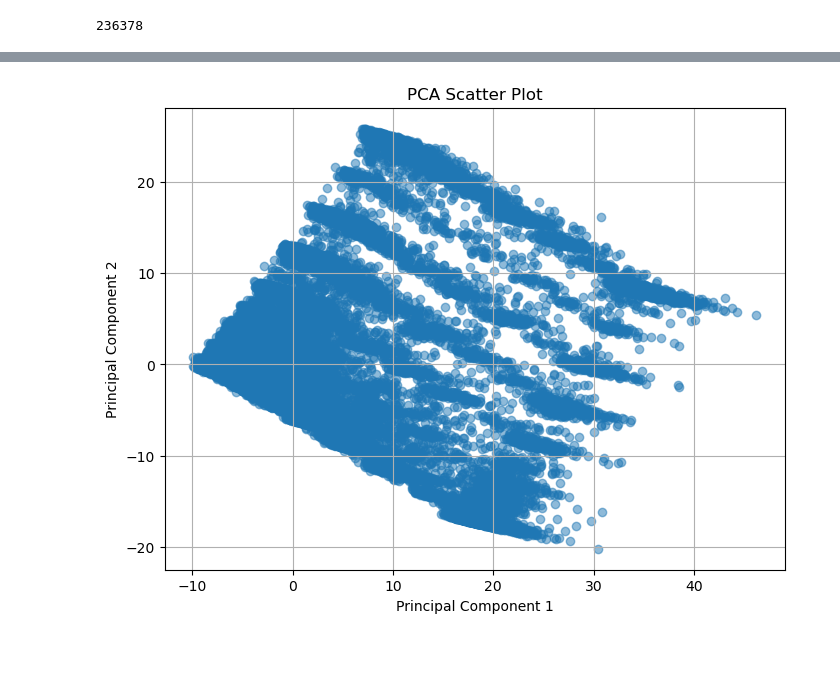
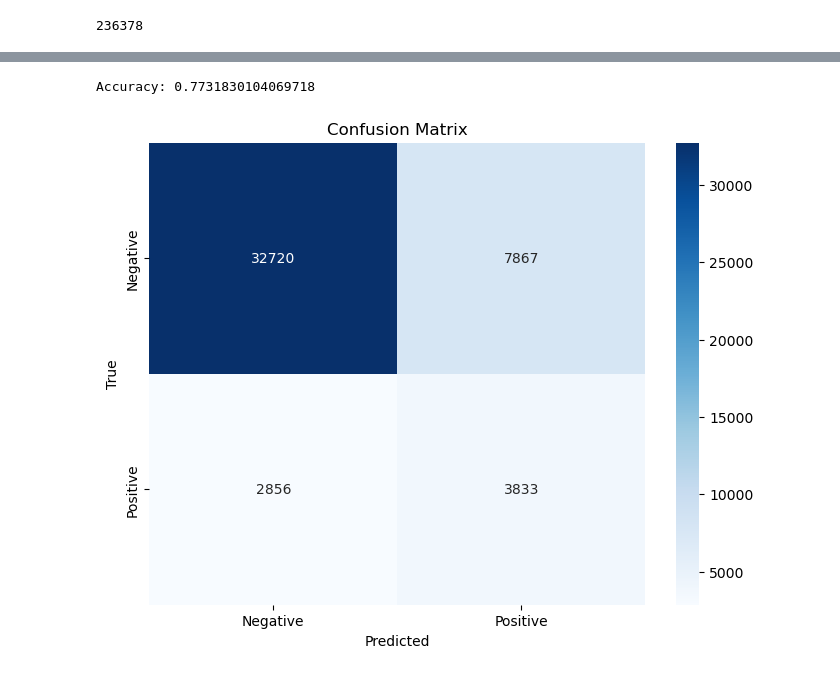
Before and after one commit to TylerHaims/Diabetes, a Jupyter notebook: PCAandKNN.ipynb, the cells around one changed output, grey strips where cells are left out. Saved outputs shown, nothing was run; the diff lists cells and outputs as text; code cells hidden in the pictures.

```diff
--- a/PCAandKNN.ipynb
+++ b/PCAandKNN.ipynb
@@ -76,16 +360,53 @@ plt.show()
+# %%
+import pandas as pd
+from sklearn.model_selection import train_test_split
+from sklearn.naive_bayes import GaussianNB
+from sklearn.metrics import accuracy_score
+
+# Assuming df_diab contains your dataset with features and target variable 'Diabetes_binary'
+
+# Separate features (X) and target variable (y)
+X = df_diab.drop('Diabetes_binary', axis=1)  # Features
+y = df_diab['Diabetes_binary']  # Target variable
+
+# Split data into train and test sets
+X_train, X_test, y_train, y_test = train_test_split(X, y, test_size=0.2, random_state=42)
+
+# Instantiate Gaussian Naive Bayes classifier
+nb_classifier = GaussianNB()
+
+# Train the classifier
+nb_classifier.fit(X_train, y_train)
+
+# Make predictions
+y_pred = nb_classifier.predict(X_test)
+
+# Evaluate accuracy
+accuracy = accuracy_score(y_test, y_pred)
+print("Accuracy:", accuracy)
+
+cm = confusion_matrix(y_test, y_pred)
+
+# Define class labels
+labels = ['Negative', 'Positive']  # Assuming 0 represents 'Negative' and 1 represents 'Positive'
+
+# Plot confusion matrix
+plt.figure(figsize=(8, 6))
+sns.heatmap(cm, annot=True, fmt="d", cmap="Blues", xticklabels=labels, yticklabels=labels)
+plt.xlabel('Predicted')
+plt.ylabel('True')
+plt.title('Confusion Matrix')
+plt.show()
+# %% [output]
+Accuracy: 0.7731830104069718
+[figure, added]
 # %%
-df_diab5050 = pd.read_csv("/Users/tylerhaims/Documents/GitHub/Diabetes/Diabetes2021/diabetes_binary_5050split_health_indicators_BRFSS2021.csv")
+df_diab = pd.read_csv("/Users/tylerhaims/Documents/GitHub/Diabetes/Diabetes2021/diabetes_binary_health_indicators_BRFSS2021.csv")
+print(len(df_diab['BMI']))
+scaler = StandardScaler()
+scaled_data = scaler.fit_transform(df_diab)
+scaled_data
 pca = PCA(n_components=2)  # Specify the number of components you want to keep
-pca.fit(df_diab5050)
-pca_data2 = pca.transform(df_diab5050)
-pca_df2 = pd.DataFrame(data=pca_data2, columns=['PC1', 'PC2'])
-
-plt.figure(figsize=(8, 6))
-plt.scatter(pca_data2[:, 0], pca_data2[:, 1], alpha=0.5)
-plt.title('PCA Scatter Plot')
-plt.xlabel('Principal Component 1')
-plt.ylabel('Principal Component 2')
-plt.grid(True)
-plt.show()
+pca.fit(scaled_data)
+pca_data = pca.transform(scaled_data)
+pca_df = pd.DataFrame(data=pca_data, columns=['PC1', 'PC2'])
-# %% [output]
-[figure, removed]
```
Also changed, not shown: parts of 13 cells of this notebook, 3 other files.
